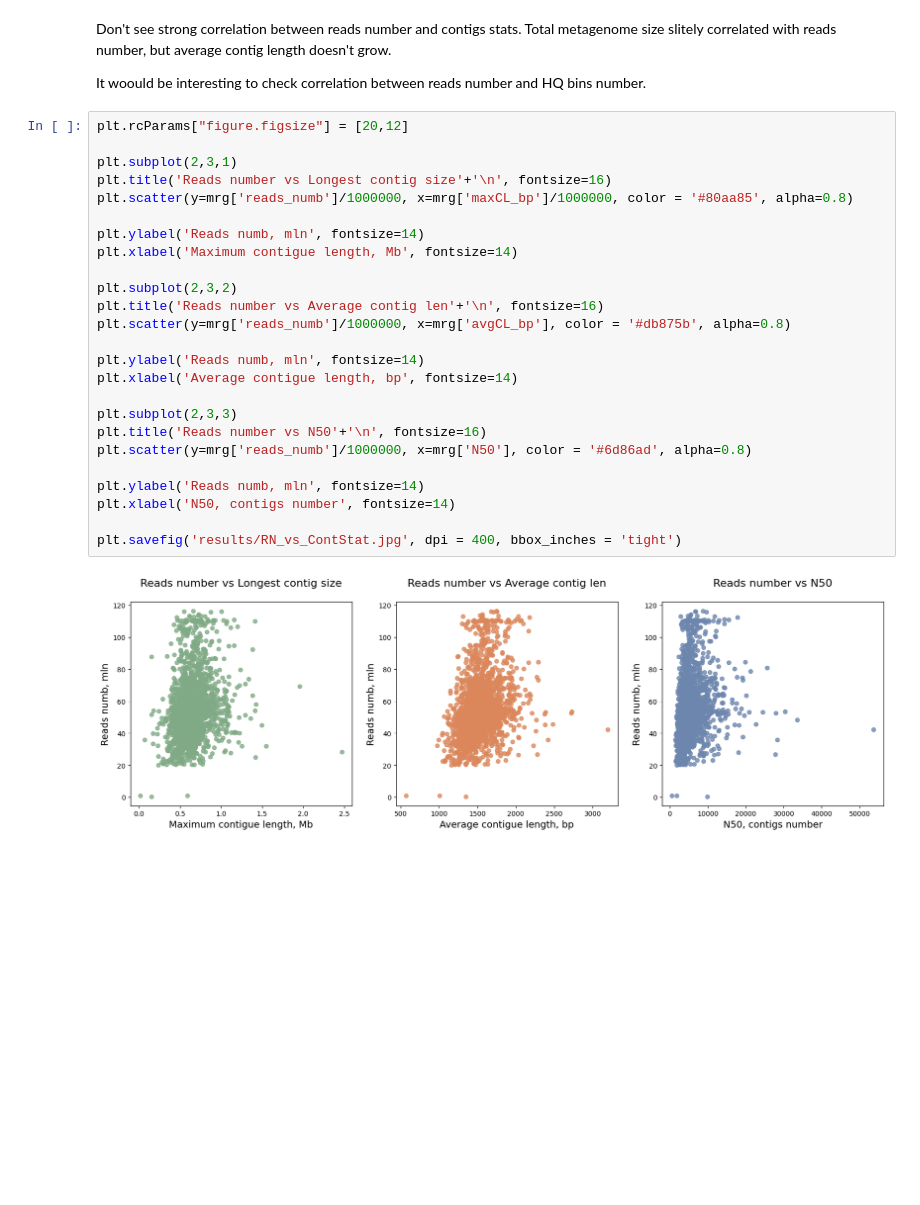
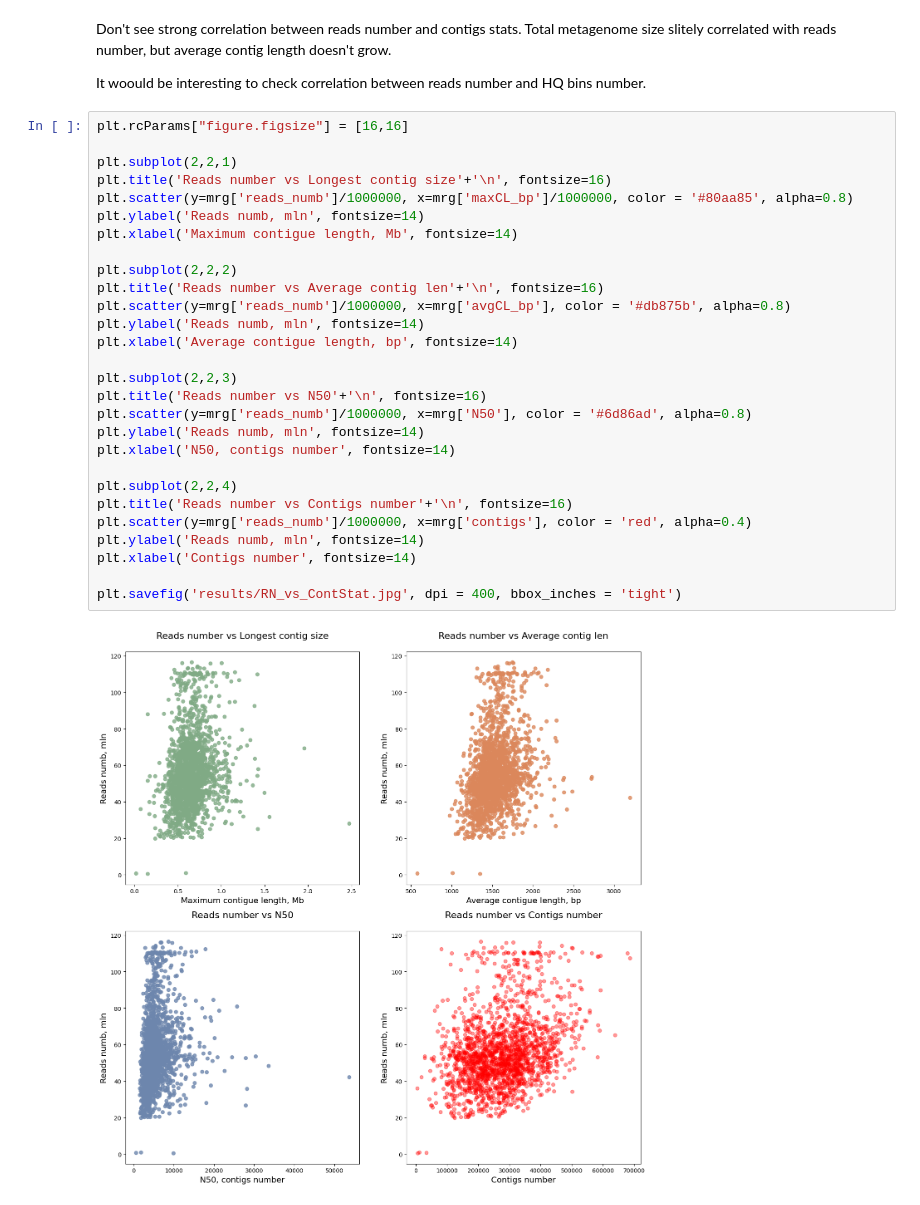
Before and after one commit to Chartiza/2023_BGIContigs_stats, a Jupyter notebook: 2023_ContigsStats.ipynb, the cells around one changed output. Saved outputs shown, nothing was run; the diff lists cells and outputs as text; blank space fills up the shorter version.

Commit message:
plot updated

```diff
--- a/2023_ContigsStats.ipynb
+++ b/2023_ContigsStats.ipynb
@@ -156,29 +156,32 @@ Total metagenome size slitely correlated with reads number, but average contig l
 
 It woould be interesting to check correlation between reads number and HQ bins number.
 # %%
-plt.rcParams["figure.figsize"] = [20,12]
+plt.rcParams["figure.figsize"] = [16,16]
 
-plt.subplot(2,3,1)
+plt.subplot(2,2,1)
 plt.title('Reads number vs Longest contig size'+'\n', fontsize=16)
 plt.scatter(y=mrg['reads_numb']/1000000, x=mrg['maxCL_bp']/1000000, color = '#80aa85', alpha=0.8)
-
 plt.ylabel('Reads numb, mln', fontsize=14)
 plt.xlabel('Maximum contigue length, Mb', fontsize=14)
 
-plt.subplot(2,3,2)
+plt.subplot(2,2,2)
 plt.title('Reads number vs Average contig len'+'\n', fontsize=16)
 plt.scatter(y=mrg['reads_numb']/1000000, x=mrg['avgCL_bp'], color = '#db875b', alpha=0.8)
-
 plt.ylabel('Reads numb, mln', fontsize=14)
 plt.xlabel('Average contigue length, bp', fontsize=14)
 
-plt.subplot(2,3,3)
+plt.subplot(2,2,3)
 plt.title('Reads number vs N50'+'\n', fontsize=16)
 plt.scatter(y=mrg['reads_numb']/1000000, x=mrg['N50'], color = '#6d86ad', alpha=0.8)
-
 plt.ylabel('Reads numb, mln', fontsize=14)
 plt.xlabel('N50, contigs number', fontsize=14)
 
+plt.subplot(2,2,4)
+plt.title('Reads number vs Contigs number'+'\n', fontsize=16)
+plt.scatter(y=mrg['reads_numb']/1000000, x=mrg['contigs'], color = 'red', alpha=0.4)
+plt.ylabel('Reads numb, mln', fontsize=14)
+plt.xlabel('Contigs number', fontsize=14)
+
 plt.savefig('results/RN_vs_ContStat.jpg', dpi = 400, bbox_inches = 'tight')
 # %% [output]
-[figure, old version]
+[figure, new version]
```
Also changed, not shown: 4 other files.
